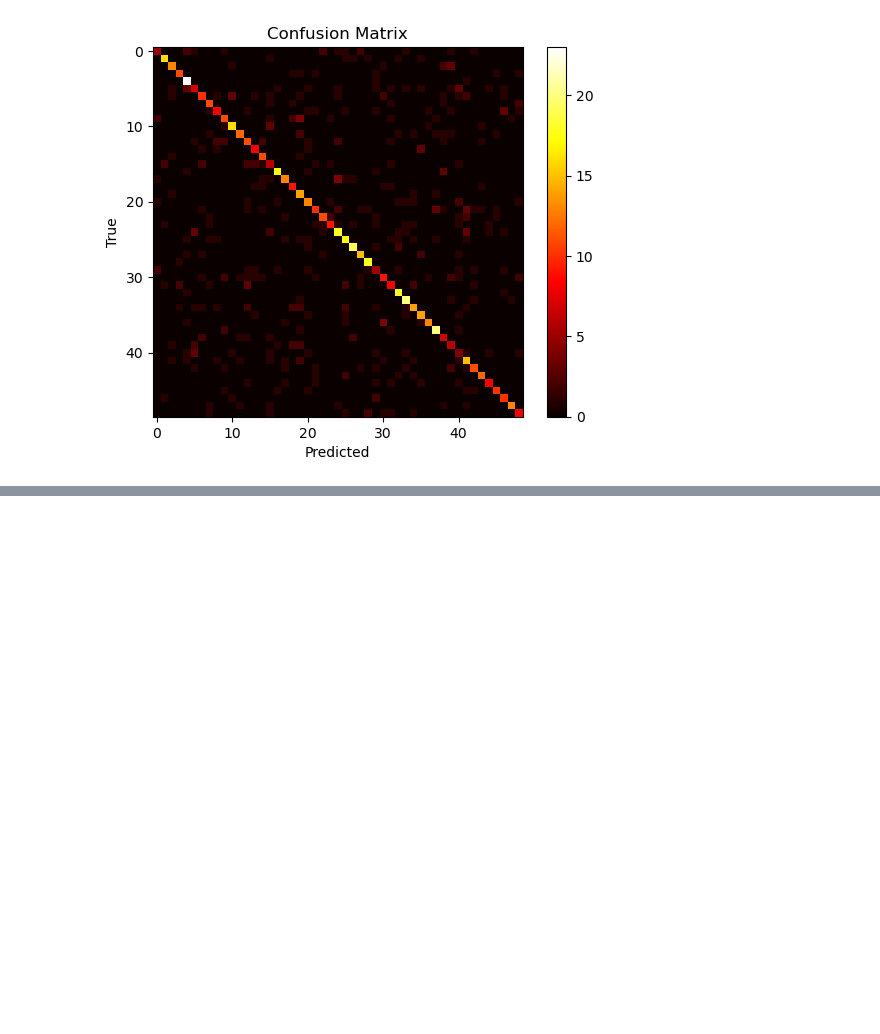
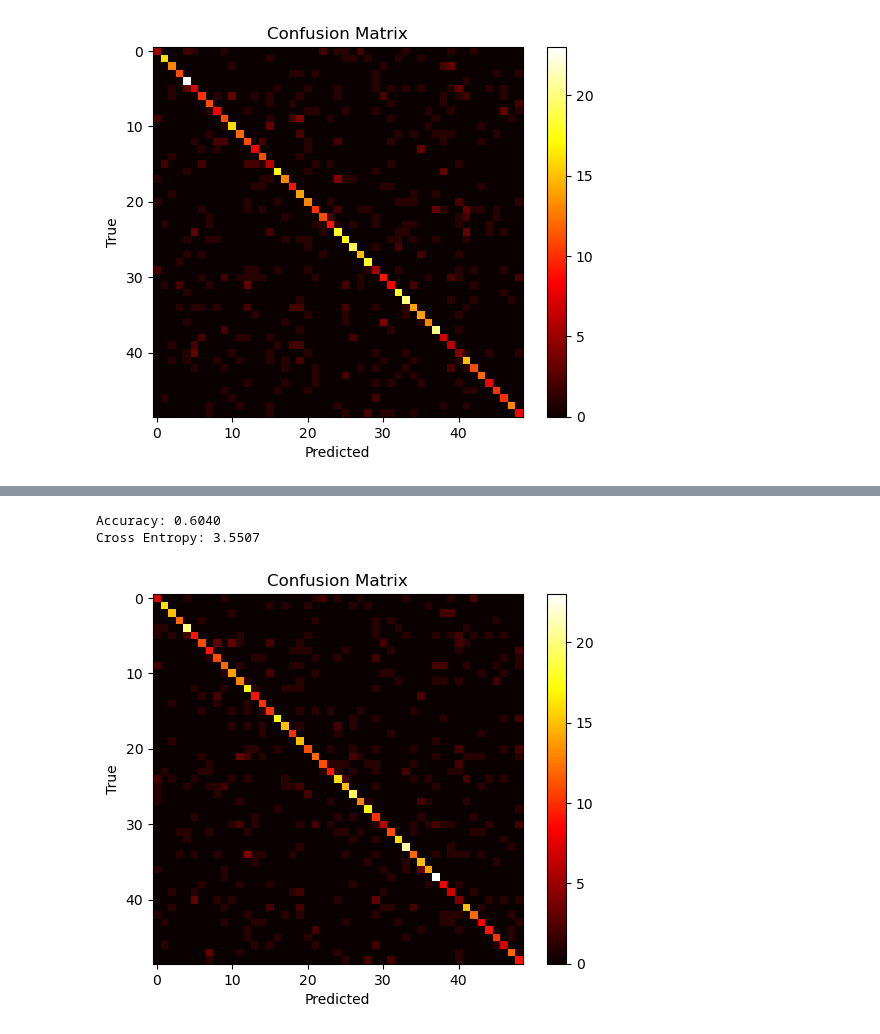
Before and after one commit to felicitasmarolda/MLyDL_TPs, a Jupyter notebook: Marolda_Felicitas_TP3/Marolda_Felicitas_TP3.ipynb, the cells around one changed output, grey strips where cells are left out. Saved outputs shown, nothing was run; the diff lists cells and outputs as text; code cells hidden in the pictures; blank space fills up the shorter version.

```diff
--- a/Marolda_Felicitas_TP3/Marolda_Felicitas_TP3.ipynb
+++ b/Marolda_Felicitas_TP3/Marolda_Felicitas_TP3.ipynb
@@ -99,0 +146,8 @@ Cross Entropy: 1.9668
+# %%
+importlib.reload(md)
+minibatch_sgd = md.NeuralNetwork(X_train, y_train, X_val, y_val, funciones_de_activacion, nodos_por_capa, "Mini batch stochastic gradient descent")
+get_metrics = mt.get_metrics(minibatch_sgd.forward_pass(X_val), y_val)
+# %% [output]
+Accuracy: 0.6040
+Cross Entropy: 3.5507
+[figure, added]
```
Also changed, not shown: parts of 7 cells of this notebook, 1 other file.
